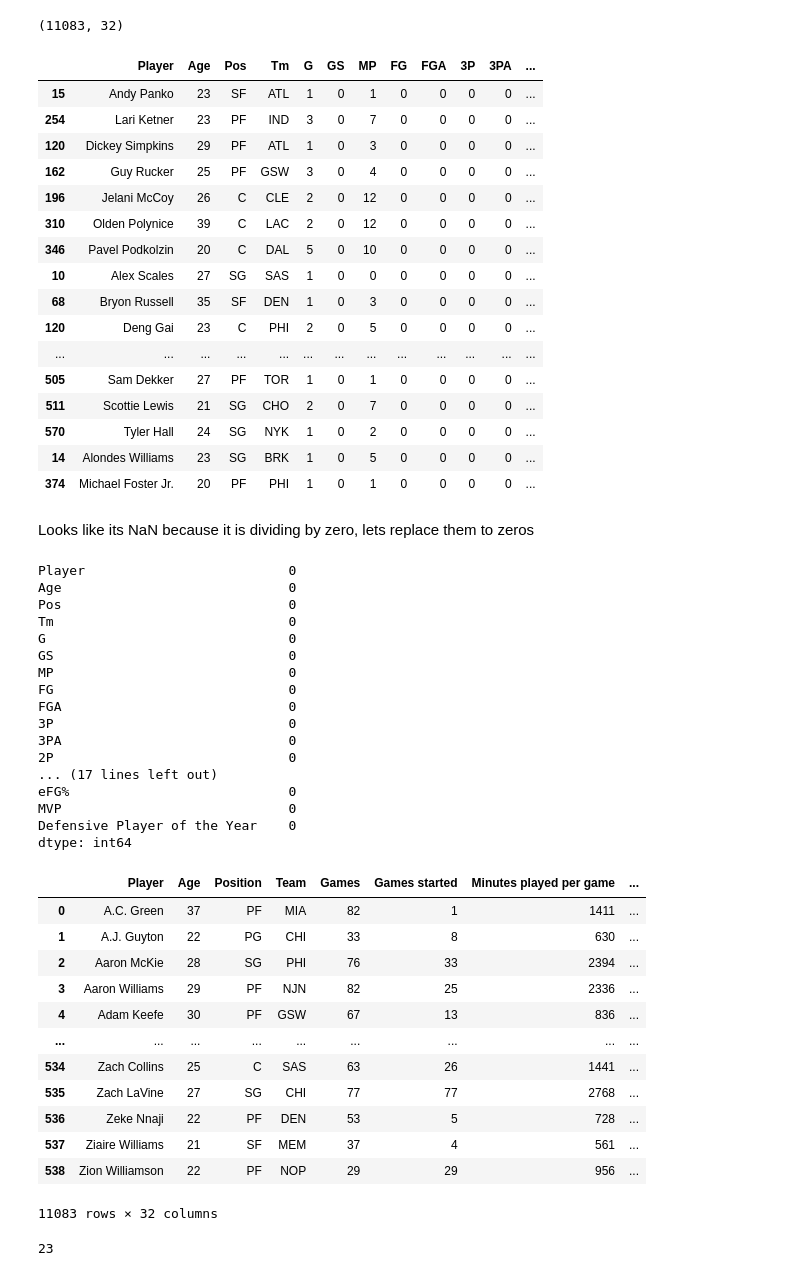
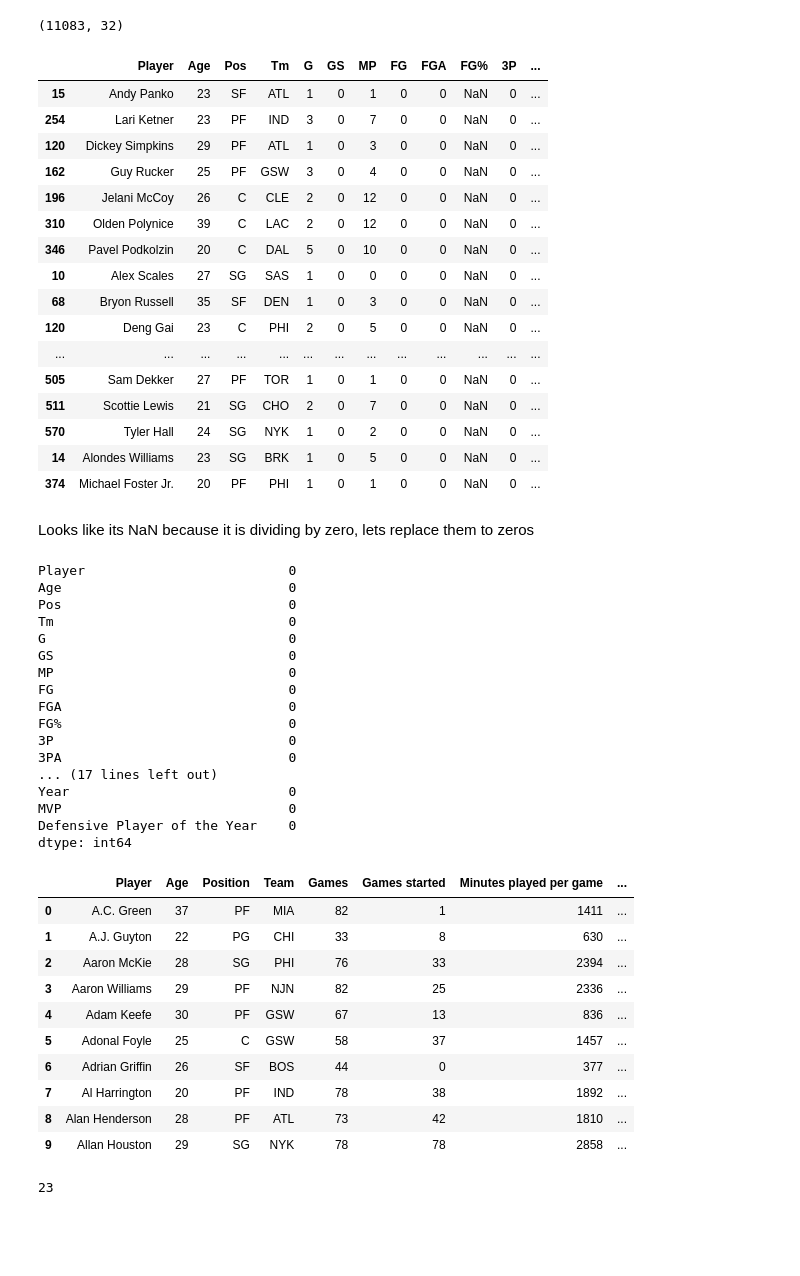
Before and after one commit to Johnchae09/COMP_5360, a Jupyter notebook: Main.ipynb, the cells around one changed output. Saved outputs shown, nothing was run; the diff lists cells and outputs as text; code cells hidden in the pictures; blank space fills up the shorter version.

```diff
--- a/Main.ipynb
+++ b/Main.ipynb
@@ -97,6 +108,7 @@ df_01_02
 537 rows × 31 columns
 # %%
 #Check for duplicate players, this is due to transfers during seasons
+pd.set_option('display.max_rows', None)
 player_duplicate = df_01_02['Player'].value_counts()
 player_duplicate
 # %% [output]
@@ -161,9 +196,13 @@ Now lets loop through all the season data we have and combine them.
 #Read all the csv file and clean it up alittle before concatnating into one big dataframe
 combine_clean_df = pd.DataFrame()
 for csv_file in files:
+    #Read in the csv
     df = pd.read_csv(os.path.join(data_directory,csv_file),header=0)
+    #Some cleaning for Player column
     df['Player'] = df['Player'].str.replace('*','')
+    #Drop unnecessary column
     df = df.drop(columns = ['Rk','Player-additional'])
+    #Grab the season string to later on use it to assign MVP or Defensive Player of the Year winners
     season = (csv_file[0:2] + csv_file[3:5])
     # add the year to the data frame
     df['Year'] = season
@@ -178,12 +217,17 @@ for csv_file in files:
     'MP':'first',
     'FG':'first',
     'FGA':'first',
+    'FG%':'first',
     '3P':'first',
     '3PA':'first',
+    '3P%' : 'first',
     '2P':'first',
     '2PA':'first',
+    '2P%':'first',
     'FT':'first',
     'FTA':'first',
+    'FT%':'first',
+    'eFG%':'first',
     'ORB':'first',
     'DRB':'first',
     'TRB':'first',
@@ -195,11 +239,12 @@ for csv_file in files:
     'PTS':'first',
     'Year':'first'
     }).reset_index()
-    combined_df['FG%'] = combined_df['FG'] / combined_df['FGA']
+
+    '''combined_df['FG%'] = combined_df['FG'] / combined_df['FGA']
     combined_df['3P%'] = combined_df['3P'] / combined_df['3PA']
     combined_df['2P%'] = combined_df['2P'] / combined_df['2PA']
     combined_df['FT%'] = combined_df['FT'] / combined_df['FTA']
-    combined_df['eFG%'] = (combined_df['FG'] + 0.5 * combined_df['3P'])/ combined_df['FGA']
+    combined_df['eFG%'] = (combined_df['FG'] + 0.5 * combined_df['3P'])/ combined_df['FGA']'''
 
     season = csv_file[:5]
 
@@ -212,9 +257,10 @@ for csv_file in files:
         combined_df['Defensive Player of the Year'] = (combined_df['Player'] == defensive_player).astype(int)
     combine_clean_df = pd.concat([combine_clean_df,combined_df])
 
+#Lets check if we assigned everything correclty. There should be only 23 MVP and Defensive winners
 mvp_count = (combine_clean_df['MVP'] == 1).sum()
 denfensive_count = (combine_clean_df['Defensive Player of the Year'] == 1).sum()
 
-print(mvp_count)
-print(denfensive_count)
+print('The count for MVP award winners are : ', mvp_count)
+print('\nThe count for Defensive Player of the Year award winners are : ',denfensive_count)
 # %% [output]
@@ -293,23 +333,23 @@ combine_clean_df.shape
 data = combine_clean_df[combine_clean_df['FG%'].isna()]
 data
 # %% [output]
-|  | Player | Age | Pos | Tm | G | GS | MP | FG | FGA | 3P | 3PA | ... |
-| 15 | Andy Panko | 23 | SF | ATL | 1 | 0 | 1 | 0 | 0 | 0 | 0 | ... |
-| 254 | Lari Ketner | 23 | PF | IND | 3 | 0 | 7 | 0 | 0 | 0 | 0 | ... |
-| 120 | Dickey Simpkins | 29 | PF | ATL | 1 | 0 | 3 | 0 | 0 | 0 | 0 | ... |
-| 162 | Guy Rucker | 25 | PF | GSW | 3 | 0 | 4 | 0 | 0 | 0 | 0 | ... |
-| 196 | Jelani McCoy | 26 | C | CLE | 2 | 0 | 12 | 0 | 0 | 0 | 0 | ... |
-| 310 | Olden Polynice | 39 | C | LAC | 2 | 0 | 12 | 0 | 0 | 0 | 0 | ... |
-| 346 | Pavel Podkolzin | 20 | C | DAL | 5 | 0 | 10 | 0 | 0 | 0 | 0 | ... |
-| 10 | Alex Scales | 27 | SG | SAS | 1 | 0 | 0 | 0 | 0 | 0 | 0 | ... |
-| 68 | Bryon Russell | 35 | SF | DEN | 1 | 0 | 3 | 0 | 0 | 0 | 0 | ... |
-| 120 | Deng Gai | 23 | C | PHI | 2 | 0 | 5 | 0 | 0 | 0 | 0 | ... |
+|  | Player | Age | Pos | Tm | G | GS | MP | FG | FGA | FG% | 3P | ... |
+| 15 | Andy Panko | 23 | SF | ATL | 1 | 0 | 1 | 0 | 0 | NaN | 0 | ... |
+| 254 | Lari Ketner | 23 | PF | IND | 3 | 0 | 7 | 0 | 0 | NaN | 0 | ... |
+| 120 | Dickey Simpkins | 29 | PF | ATL | 1 | 0 | 3 | 0 | 0 | NaN | 0 | ... |
+| 162 | Guy Rucker | 25 | PF | GSW | 3 | 0 | 4 | 0 | 0 | NaN | 0 | ... |
+| 196 | Jelani McCoy | 26 | C | CLE | 2 | 0 | 12 | 0 | 0 | NaN | 0 | ... |
+| 310 | Olden Polynice | 39 | C | LAC | 2 | 0 | 12 | 0 | 0 | NaN | 0 | ... |
+| 346 | Pavel Podkolzin | 20 | C | DAL | 5 | 0 | 10 | 0 | 0 | NaN | 0 | ... |
+| 10 | Alex Scales | 27 | SG | SAS | 1 | 0 | 0 | 0 | 0 | NaN | 0 | ... |
+| 68 | Bryon Russell | 35 | SF | DEN | 1 | 0 | 3 | 0 | 0 | NaN | 0 | ... |
+| 120 | Deng Gai | 23 | C | PHI | 2 | 0 | 5 | 0 | 0 | NaN | 0 | ... |
 | ... | ... | ... | ... | ... | ... | ... | ... | ... | ... | ... | ... | ... |
-| 505 | Sam Dekker | 27 | PF | TOR | 1 | 0 | 1 | 0 | 0 | 0 | 0 | ... |
-| 511 | Scottie Lewis | 21 | SG | CHO | 2 | 0 | 7 | 0 | 0 | 0 | 0 | ... |
-| 570 | Tyler Hall | 24 | SG | NYK | 1 | 0 | 2 | 0 | 0 | 0 | 0 | ... |
-| 14 | Alondes Williams | 23 | SG | BRK | 1 | 0 | 5 | 0 | 0 | 0 | 0 | ... |
-| 374 | Michael Foster Jr. | 20 | PF | PHI | 1 | 0 | 1 | 0 | 0 | 0 | 0 | ... |
+| 505 | Sam Dekker | 27 | PF | TOR | 1 | 0 | 1 | 0 | 0 | NaN | 0 | ... |
+| 511 | Scottie Lewis | 21 | SG | CHO | 2 | 0 | 7 | 0 | 0 | NaN | 0 | ... |
+| 570 | Tyler Hall | 24 | SG | NYK | 1 | 0 | 2 | 0 | 0 | NaN | 0 | ... |
+| 14 | Alondes Williams | 23 | SG | BRK | 1 | 0 | 5 | 0 | 0 | NaN | 0 | ... |
+| 374 | Michael Foster Jr. | 20 | PF | PHI | 1 | 0 | 1 | 0 | 0 | NaN | 0 | ... |
 # %% [markdown]
 Looks like its NaN because it is dividing by zero, lets replace them to zeros
 # %%
@@ -326,40 +366,38 @@ GS                              0
 MP                              0
 FG                              0
 FGA                             0
+FG%                             0
 3P                              0
 3PA                             0
-2P                              0
 ... (17 lines left out)
-eFG%                            0
+Year                            0
 MVP                             0
 Defensive Player of the Year    0
 dtype: int64
 # %%
 #Lets give the column header more indepth name
 name_map = {'Rk':'Rank','Pos':'Position','Tm':'Team','G':'Games','GS':'Games started','MP':'Minutes played per game'
              ,'FG':'Field goals per game','FGA':'Field goals attempt per game','FG%':'Field goal percent','3P':'3 point field goal per game',
              '3PA':'3 point field goal attempt per game', '3P%':'3 point field goal percentage','2P':'2 point field goal per game', '2PA':'2 point field goal attempt per game',
              '2P%':'2 point field goal percentage', 'eFG%':'Effective field goal percentage', 'FT':'Free throws per game',
              'FTA':'Free throw attempt per game','FT%':'Free throw percentage','ORB':'Offensive rebounds per game','DRB':'Defensive rebounds per game',
              'TRB':'Total rebounds per game','AST':'Assist per game','STL':'Steals per game','BLK':'Blocks per game','TOV':'Turn overs per game',
              'PF':'Personal fouls per game','PTS':'Points per game'}
 
 renamed_df = combine_clean_df.rename(columns=name_map)
-renamed_df
+renamed_df.head(10)
 # %% [output]
 |  | Player | Age | Position | Team | Games | Games started | Minutes played per game | ... |
 | 0 | A.C. Green | 37 | PF | MIA | 82 | 1 | 1411 | ... |
 | 1 | A.J. Guyton | 22 | PG | CHI | 33 | 8 | 630 | ... |
 | 2 | Aaron McKie | 28 | SG | PHI | 76 | 33 | 2394 | ... |
 | 3 | Aaron Williams | 29 | PF | NJN | 82 | 25 | 2336 | ... |
 | 4 | Adam Keefe | 30 | PF | GSW | 67 | 13 | 836 | ... |
-| ... | ... | ... | ... | ... | ... | ... | ... | ... |
-| 534 | Zach Collins | 25 | C | SAS | 63 | 26 | 1441 | ... |
-| 535 | Zach LaVine | 27 | SG | CHI | 77 | 77 | 2768 | ... |
-| 536 | Zeke Nnaji | 22 | PF | DEN | 53 | 5 | 728 | ... |
-| 537 | Ziaire Williams | 21 | SF | MEM | 37 | 4 | 561 | ... |
-| 538 | Zion Williamson | 22 | PF | NOP | 29 | 29 | 956 | ... |
+| 5 | Adonal Foyle | 25 | C | GSW | 58 | 37 | 1457 | ... |
+| 6 | Adrian Griffin | 26 | SF | BOS | 44 | 0 | 377 | ... |
+| 7 | Al Harrington | 20 | PF | IND | 78 | 38 | 1892 | ... |
+| 8 | Alan Henderson | 28 | PF | ATL | 73 | 42 | 1810 | ... |
+| 9 | Allan Houston | 29 | SG | NYK | 78 | 78 | 2858 | ... |
-11083 rows × 32 columns
 # %%
 #Rechecking MVP count and defensive count
 mvp_count = (renamed_df['MVP'] == 1).sum()
```
Also changed, not shown: parts of 32 cells of this notebook, 4 other files.
